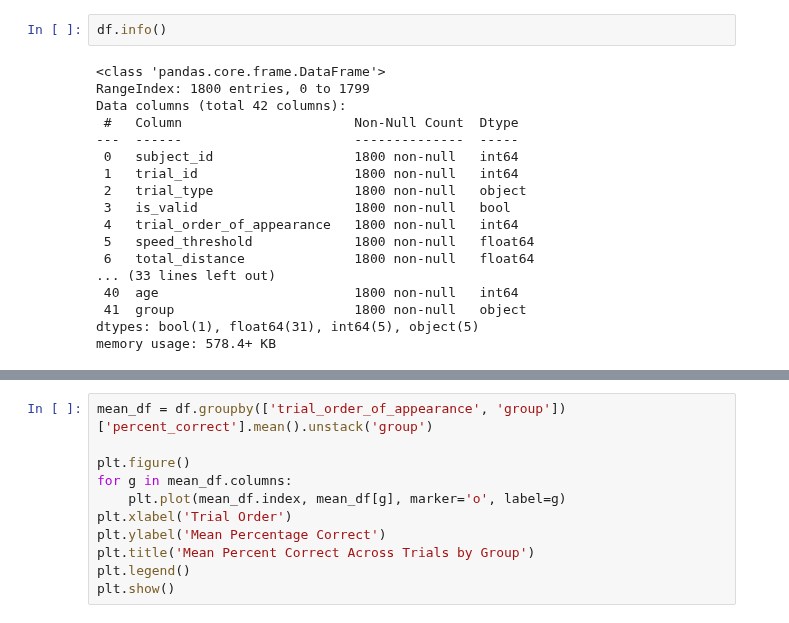
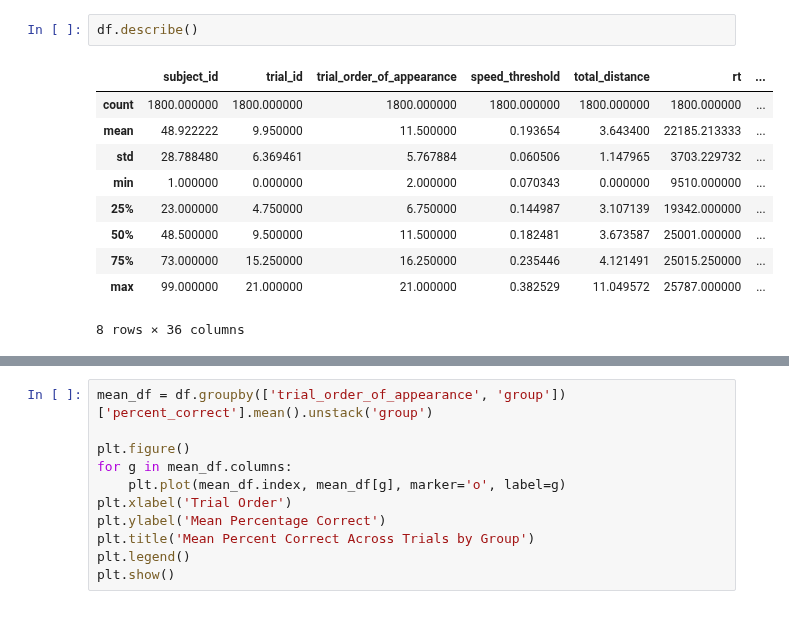
Before and after one commit to gianluca-capelo/tmt-analysis, a Jupyter notebook: notebooks/preliminar_analysis.ipynb, the cells around one changed output, grey strips where cells are left out. Drawn from its saved outputs; the diff is of its cells as text.

```diff
--- a/notebooks/preliminar_analysis.ipynb
+++ b/notebooks/preliminar_analysis.ipynb
@@ -6,20 +42,13 @@ df = pd.read_csv(ANALYSIS_PATH)
 # %%
-df.info()
+df.describe()
 # %% [output]
+|  | subject_id | trial_id | trial_order_of_appearance | speed_threshold | total_distance | rt | ... |
+| count | 1800.000000 | 1800.000000 | 1800.000000 | 1800.000000 | 1800.000000 | 1800.000000 | ... |
+| mean | 48.922222 | 9.950000 | 11.500000 | 0.193654 | 3.643400 | 22185.213333 | ... |
+| std | 28.788480 | 6.369461 | 5.767884 | 0.060506 | 1.147965 | 3703.229732 | ... |
+| min | 1.000000 | 0.000000 | 2.000000 | 0.070343 | 0.000000 | 9510.000000 | ... |
+| 25% | 23.000000 | 4.750000 | 6.750000 | 0.144987 | 3.107139 | 19342.000000 | ... |
+| 50% | 48.500000 | 9.500000 | 11.500000 | 0.182481 | 3.673587 | 25001.000000 | ... |
+| 75% | 73.000000 | 15.250000 | 16.250000 | 0.235446 | 4.121491 | 25015.250000 | ... |
+| max | 99.000000 | 21.000000 | 21.000000 | 0.382529 | 11.049572 | 25787.000000 | ... |
-<class 'pandas.core.frame.DataFrame'>
-RangeIndex: 1800 entries, 0 to 1799
-Data columns (total 42 columns):
- #   Column                      Non-Null Count  Dtype
----  ------                      --------------  -----
- 0   subject_id                  1800 non-null   int64
- 1   trial_id                    1800 non-null   int64
- 2   trial_type                  1800 non-null   object
- 3   is_valid                    1800 non-null   bool
- 4   trial_order_of_appearance   1800 non-null   int64
- 5   speed_threshold             1800 non-null   float64
- 6   total_distance              1800 non-null   float64
-... (33 lines left out)
- 40  age                         1800 non-null   int64
- 41  group                       1800 non-null   object
-dtypes: bool(1), float64(31), int64(5), object(5)
-memory usage: 578.4+ KB
+8 rows × 36 columns
```
Also changed, not shown: parts of 8 cells of this notebook, 5 other files.
